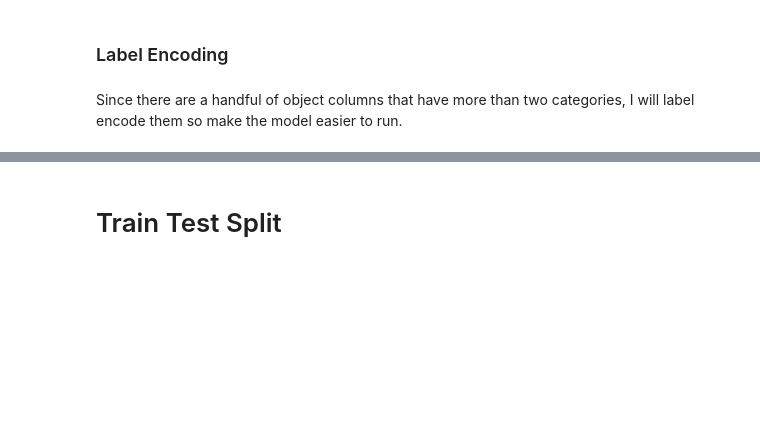
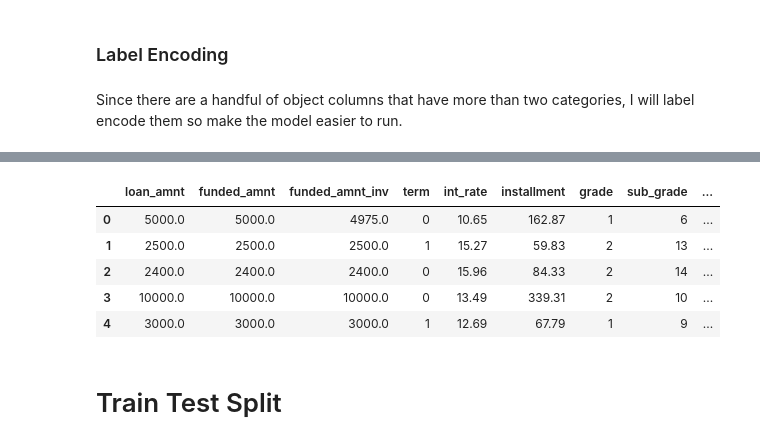
Before and after one commit to abbasqureshi7/LendingClubProject1, a Jupyter notebook: Lending Club Project 1.ipynb, the cells around one changed output, grey strips where cells are left out. Cells and saved outputs as stored; diff of their text form; code cells hidden in the pictures; blank space fills up the shorter version.

```diff
--- a/Lending Club Project 1.ipynb
+++ b/Lending Club Project 1.ipynb
@@ -1021,0 +1018,6 @@ TypeError: 'Series' objects are mutable, thus they cannot be hashed
+# %%
+df.drop(['region', 'issue_d', 'zip_code', 'loan_status', 'emp_title'], axis=1, inplace=True)
+# %%
+df.drop(['next_pymnt_d'], axis=1,inplace=True)
+# %%
+df.drop(['purpose', 'title', 'earliest_cr_line', 'last_pymnt_d', 'last_credit_pull_d', 'full_date'], axis=1, inplace=True)
@@ -1021,0 +1026,9 @@ TypeError: 'Series' objects are mutable, thus they cannot be hashed
+# %%
+df.head()
+# %% [output]
+|  | loan_amnt | funded_amnt | funded_amnt_inv | term | int_rate | installment | grade | sub_grade | ... |
+| 0 | 5000.0 | 5000.0 | 4975.0 | 0 | 10.65 | 162.87 | 1 | 6 | ... |
+| 1 | 2500.0 | 2500.0 | 2500.0 | 1 | 15.27 | 59.83 | 2 | 13 | ... |
+| 2 | 2400.0 | 2400.0 | 2400.0 | 0 | 15.96 | 84.33 | 2 | 14 | ... |
+| 3 | 10000.0 | 10000.0 | 10000.0 | 0 | 13.49 | 339.31 | 2 | 10 | ... |
+| 4 | 3000.0 | 3000.0 | 3000.0 | 1 | 12.69 | 67.79 | 1 | 9 | ... |
```
Also changed, not shown: parts of 18 cells of this notebook.
